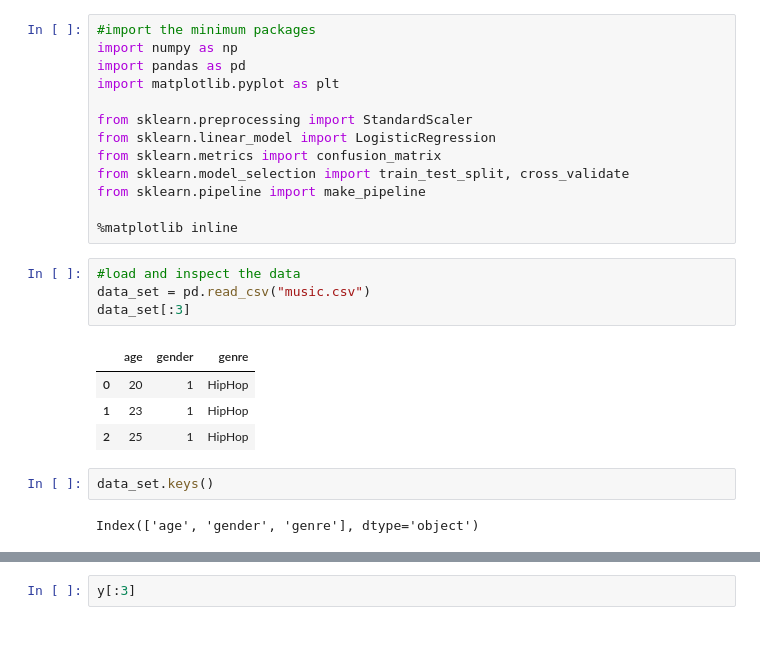
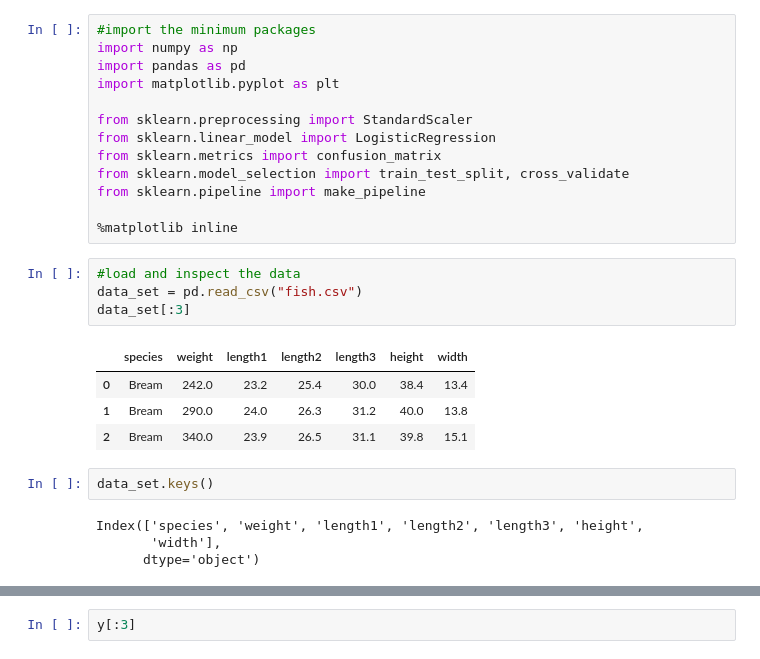
Before and after one commit to RitthujaKandasamy/Logistic-Regression-grp-I-R, a Jupyter notebook: model.ipynb, the cells around one changed output, grey strips where cells are left out. Saved outputs shown, nothing was run; the diff lists cells and outputs as text.

```diff
--- a/model.ipynb
+++ b/model.ipynb
@@ -13,14 +13,16 @@ from sklearn.pipeline import make_pipeline
 %matplotlib inline
 # %%
 #load and inspect the data
-data_set = pd.read_csv("music.csv")
+data_set = pd.read_csv("fish.csv")
 data_set[:3]
 # %% [output]
-|  | age | gender | genre |
-| 0 | 20 | 1 | HipHop |
-| 1 | 23 | 1 | HipHop |
-| 2 | 25 | 1 | HipHop |
+|  | species | weight | length1 | length2 | length3 | height | width |
+| 0 | Bream | 242.0 | 23.2 | 25.4 | 30.0 | 38.4 | 13.4 |
+| 1 | Bream | 290.0 | 24.0 | 26.3 | 31.2 | 40.0 | 13.8 |
+| 2 | Bream | 340.0 | 23.9 | 26.5 | 31.1 | 39.8 | 15.1 |
 # %%
 data_set.keys()
 # %% [output]
-Index(['age', 'gender', 'genre'], dtype='object')
+Index(['species', 'weight', 'length1', 'length2', 'length3', 'height',
+       'width'],
+      dtype='object')
```
Also changed, not shown: parts of 16 cells of this notebook.
